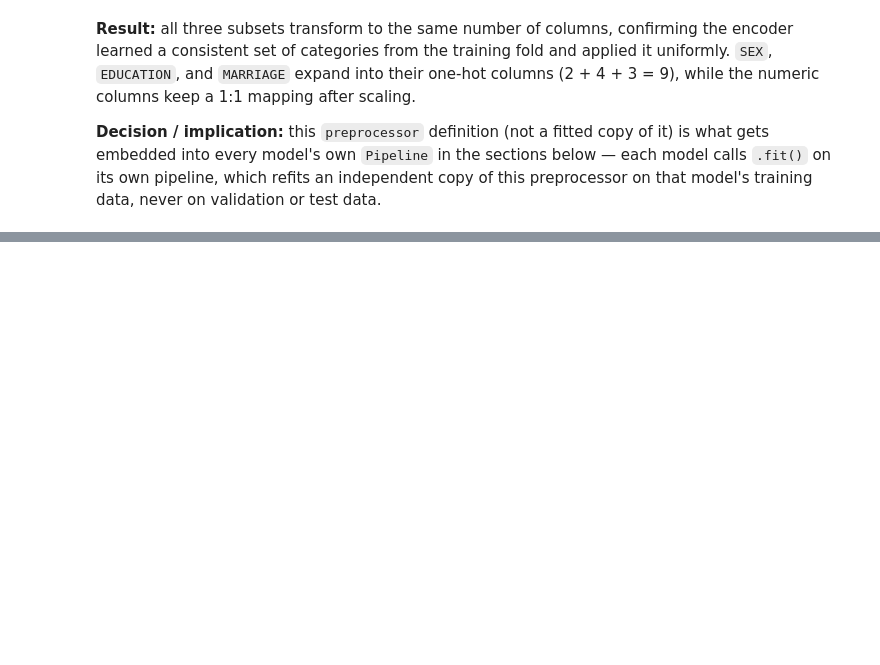
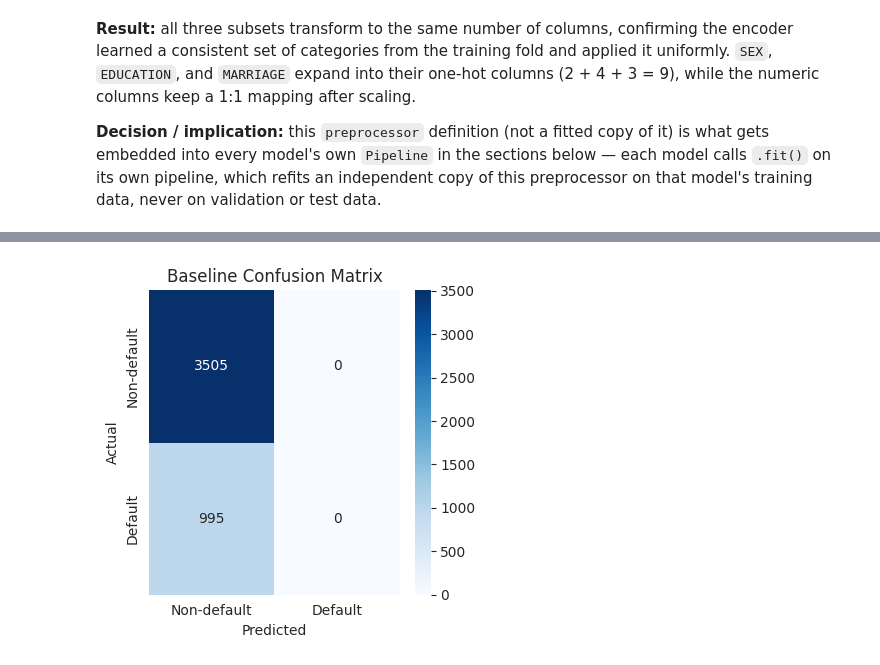
Before and after one commit to arielsharonferdinandus/Credit-Card-Clients-Risk-Prediction, a Jupyter notebook: Main.ipynb, the cells around one changed output, grey strips where cells are left out. Drawn from its saved outputs; the diff is of its cells as text; code cells hidden in the pictures; blank space fills up the shorter version.

Commit message:
Update Baseline Model

```diff
--- a/Main.ipynb
+++ b/Main.ipynb
@@ -1584,0 +1616,6 @@ model's training data, never on validation or test data.
+# %%
+baseline_model = DummyClassifier(strategy="most_frequent", random_state=RANDOM_STATE)
+baseline_model.fit(X_train, y_train)
+y_pred_baseline = baseline_model.predict(X_val)
+
+evaluate_model("Baseline (Majority Class)", y_val, y_pred_baseline)
@@ -1584,0 +1633,12 @@ model's training data, never on validation or test data.
+# %%
+fig, ax = plt.subplots(figsize=(4, 4))
+cm = confusion_matrix(y_val, y_pred_baseline)
+sns.heatmap(cm, annot=True, fmt="d", cmap="Blues", ax=ax,
+            xticklabels=["Non-default", "Default"], yticklabels=["Non-default", "Default"])
+ax.set_title("Baseline Confusion Matrix")
+ax.set_xlabel("Predicted")
+ax.set_ylabel("Actual")
+plt.tight_layout()
+plt.show()
+# %% [output]
+[figure, added]
```
Also changed, not shown: parts of 13 cells of this notebook.
